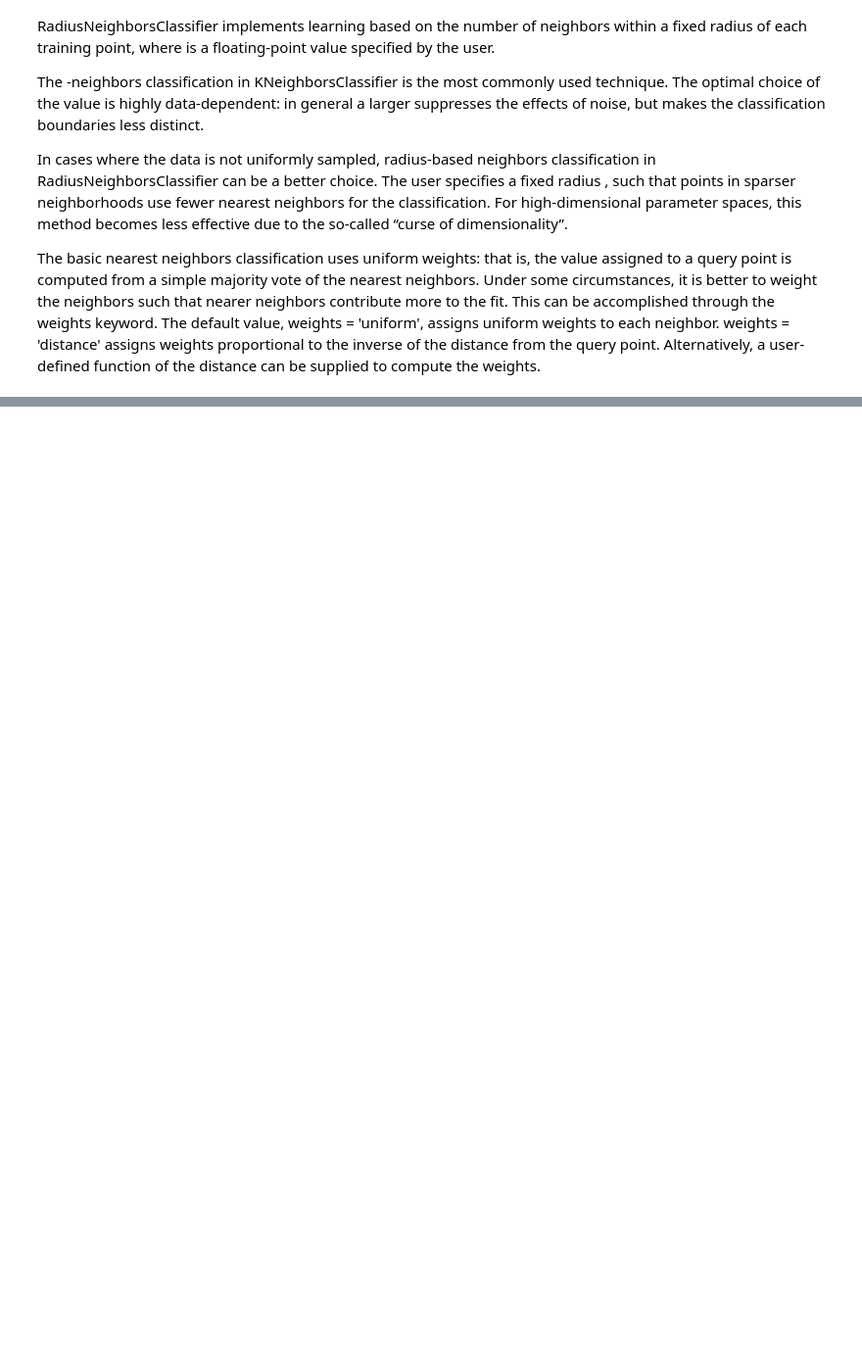
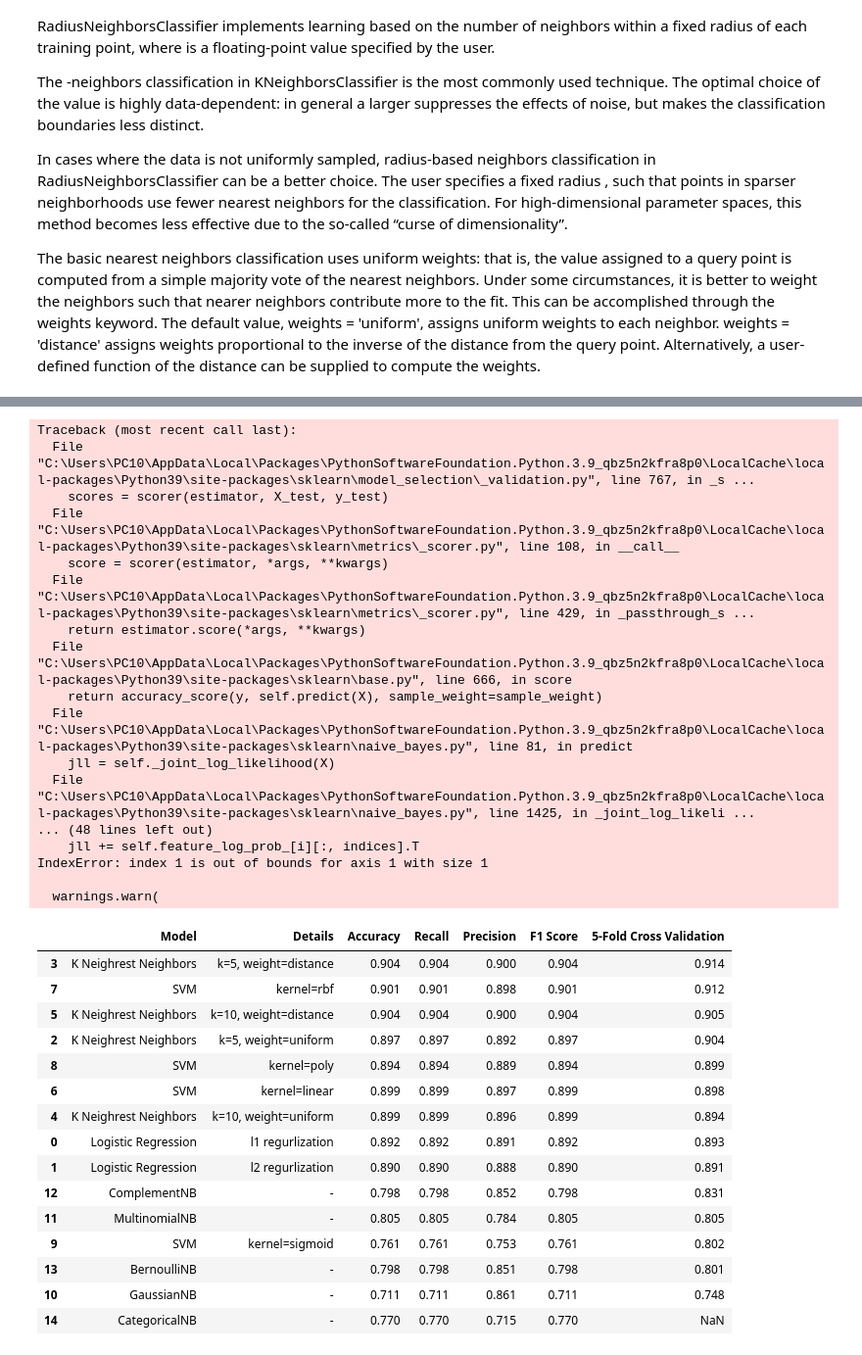
Before and after one commit to omgitsmj24/BOOT_AI_INTERN, a Jupyter notebook: Classification/all_classfication_ever.ipynb, the cells around one changed output, grey strips where cells are left out. Shown at 98% size. Cells and saved outputs as stored; diff of their text form; code cells hidden in the pictures; blank space fills up the shorter version.

```diff
--- a/Classification/all_classfication_ever.ipynb
+++ b/Classification/all_classfication_ever.ipynb
@@ -314,0 +327,26 @@ evaluation.sort_values(by = '5-Fold Cross Validation', ascending=False)
+# %%
+from sklearn.svm import SVC
+
+def svm(kernel):
+    clf = SVC(kernel=kernel).fit(X_train, y_train)
+    pred = clf.predict(X_test)
+    result = []
+
+    accuracy, recall, precision, F1_score, cv = metric(y_test, pred, clf, X_train, y_train)
+
+    result = result + [accuracy] + [recall] + [precision] + [F1_score] + [cv]
+    # plot_confusion_matrix(clf, X_test, y_test)
+    return result
+# %%
+result = svm('linear')
+result1 = svm('rbf')
+result2 = svm('poly')
+result3 = svm('sigmoid')
+
+r = evaluation.shape[0]
+evaluation.loc[r] = ['SVM','kernel=linear',result[0],result[1],result[2], result[3],result[4]]
+evaluation.loc[r+1] = ['SVM','kernel=rbf',result1[0],result1[1],result1[2], result1[3],result1[4]]
+evaluation.loc[r+2] = ['SVM','kernel=poly',result2[0],result2[1],result2[2], result2[3],result2[4]]
+evaluation.loc[r+3] = ['SVM','kernel=sigmoid',result3[0],result3[1],result3[2], result3[3],result3[4]]
+
+evaluation.sort_values(by = '5-Fold Cross Validation', ascending=False)
@@ -314,0 +432,49 @@ evaluation.sort_values(by = '5-Fold Cross Validation', ascending=False)
+# %%
+result = gnb()
+result1 = mnb()
+result2 = cnb()
+result3 = bnb()
+result4 = catnb()
+
+r = evaluation.shape[0]
+evaluation.loc[r] = ['GaussianNB','-',result[0],result[1],result[2], result[3],result[4]]
+evaluation.loc[r+1] = ['MultinomialNB','-',result1[0],result1[1],result1[2], result1[3],result1[4]]
+evaluation.loc[r+2] = ['ComplementNB','-',result2[0] ,result2[1],result2[2], result2[3],result2[4]]
+evaluation.loc[r+3] = ['BernoulliNB','-',result3[0],result3[1],result3[2], result3[3],result3[4]]
+evaluation.loc[r+4] = ['CategoricalNB','-',result4[0],result4[1],result4[2], result4[3],result4[4]]
+
+evaluation.sort_values(by = '5-Fold Cross Validation', ascending=False)
+# %% [output]
+Traceback (most recent call last):
+  File "C:\Users\PC10\AppData\Local\Packages\PythonSoftwareFoundation.Python.3.9_qbz5n2kfra8p0\LocalCache\local-packages\Python39\site-packages\sklearn\model_selection\_validation.py", line 767, in _s ...
+    scores = scorer(estimator, X_test, y_test)
+  File "C:\Users\PC10\AppData\Local\Packages\PythonSoftwareFoundation.Python.3.9_qbz5n2kfra8p0\LocalCache\local-packages\Python39\site-packages\sklearn\metrics\_scorer.py", line 108, in __call__
+    score = scorer(estimator, *args, **kwargs)
+  File "C:\Users\PC10\AppData\Local\Packages\PythonSoftwareFoundation.Python.3.9_qbz5n2kfra8p0\LocalCache\local-packages\Python39\site-packages\sklearn\metrics\_scorer.py", line 429, in _passthrough_s ...
+    return estimator.score(*args, **kwargs)
+  File "C:\Users\PC10\AppData\Local\Packages\PythonSoftwareFoundation.Python.3.9_qbz5n2kfra8p0\LocalCache\local-packages\Python39\site-packages\sklearn\base.py", line 666, in score
+    return accuracy_score(y, self.predict(X), sample_weight=sample_weight)
+  File "C:\Users\PC10\AppData\Local\Packages\PythonSoftwareFoundation.Python.3.9_qbz5n2kfra8p0\LocalCache\local-packages\Python39\site-packages\sklearn\naive_bayes.py", line 81, in predict
+    jll = self._joint_log_likelihood(X)
+  File "C:\Users\PC10\AppData\Local\Packages\PythonSoftwareFoundation.Python.3.9_qbz5n2kfra8p0\LocalCache\local-packages\Python39\site-packages\sklearn\naive_bayes.py", line 1425, in _joint_log_likeli ...
+... (48 lines left out)
+    jll += self.feature_log_prob_[i][:, indices].T
+IndexError: index 1 is out of bounds for axis 1 with size 1
+
+  warnings.warn(
+|  | Model | Details | Accuracy | Recall | Precision | F1 Score | 5-Fold Cross Validation |
+| 3 | K Neighrest Neighbors | k=5, weight=distance | 0.904 | 0.904 | 0.900 | 0.904 | 0.914 |
+| 7 | SVM | kernel=rbf | 0.901 | 0.901 | 0.898 | 0.901 | 0.912 |
+| 5 | K Neighrest Neighbors | k=10, weight=distance | 0.904 | 0.904 | 0.900 | 0.904 | 0.905 |
+| 2 | K Neighrest Neighbors | k=5, weight=uniform | 0.897 | 0.897 | 0.892 | 0.897 | 0.904 |
+| 8 | SVM | kernel=poly | 0.894 | 0.894 | 0.889 | 0.894 | 0.899 |
+| 6 | SVM | kernel=linear | 0.899 | 0.899 | 0.897 | 0.899 | 0.898 |
+| 4 | K Neighrest Neighbors | k=10, weight=uniform | 0.899 | 0.899 | 0.896 | 0.899 | 0.894 |
+| 0 | Logistic Regression | l1 regurlization | 0.892 | 0.892 | 0.891 | 0.892 | 0.893 |
+| 1 | Logistic Regression | l2 regurlization | 0.890 | 0.890 | 0.888 | 0.890 | 0.891 |
+| 12 | ComplementNB | - | 0.798 | 0.798 | 0.852 | 0.798 | 0.831 |
+| 11 | MultinomialNB | - | 0.805 | 0.805 | 0.784 | 0.805 | 0.805 |
+| 9 | SVM | kernel=sigmoid | 0.761 | 0.761 | 0.753 | 0.761 | 0.802 |
+| 13 | BernoulliNB | - | 0.798 | 0.798 | 0.851 | 0.798 | 0.801 |
+| 10 | GaussianNB | - | 0.711 | 0.711 | 0.861 | 0.711 | 0.748 |
+| 14 | CategoricalNB | - | 0.770 | 0.770 | 0.715 | 0.770 | NaN |
```
Also changed, not shown: parts of 11 cells of this notebook.
